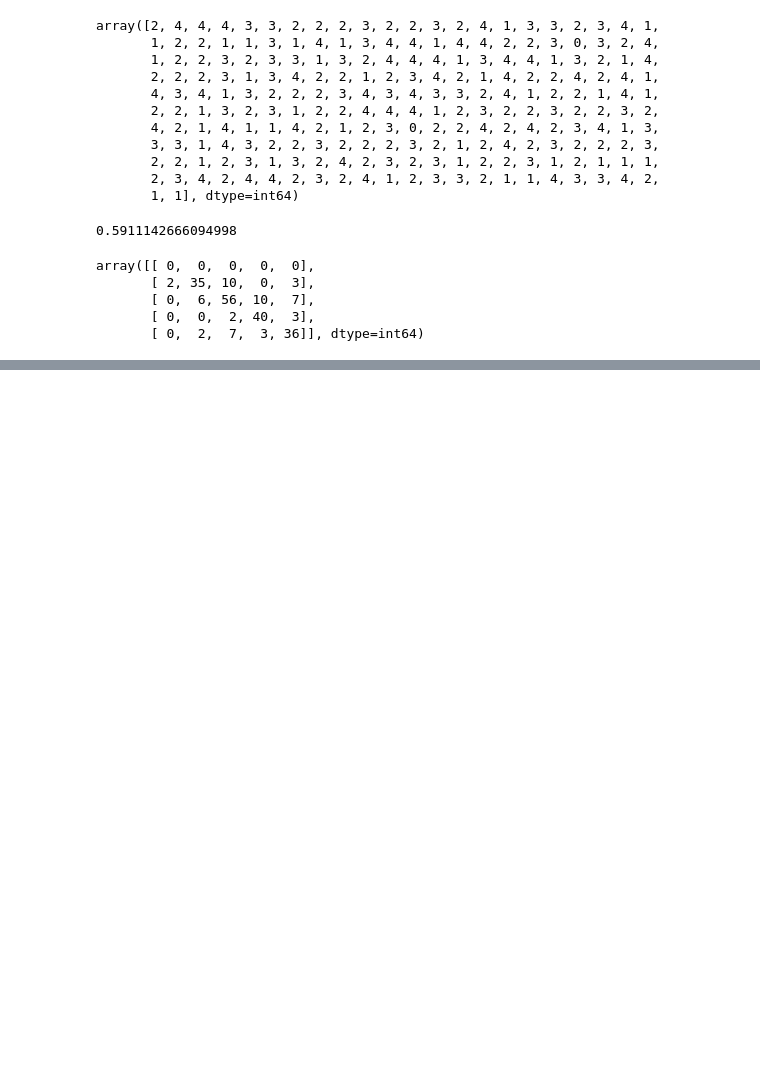
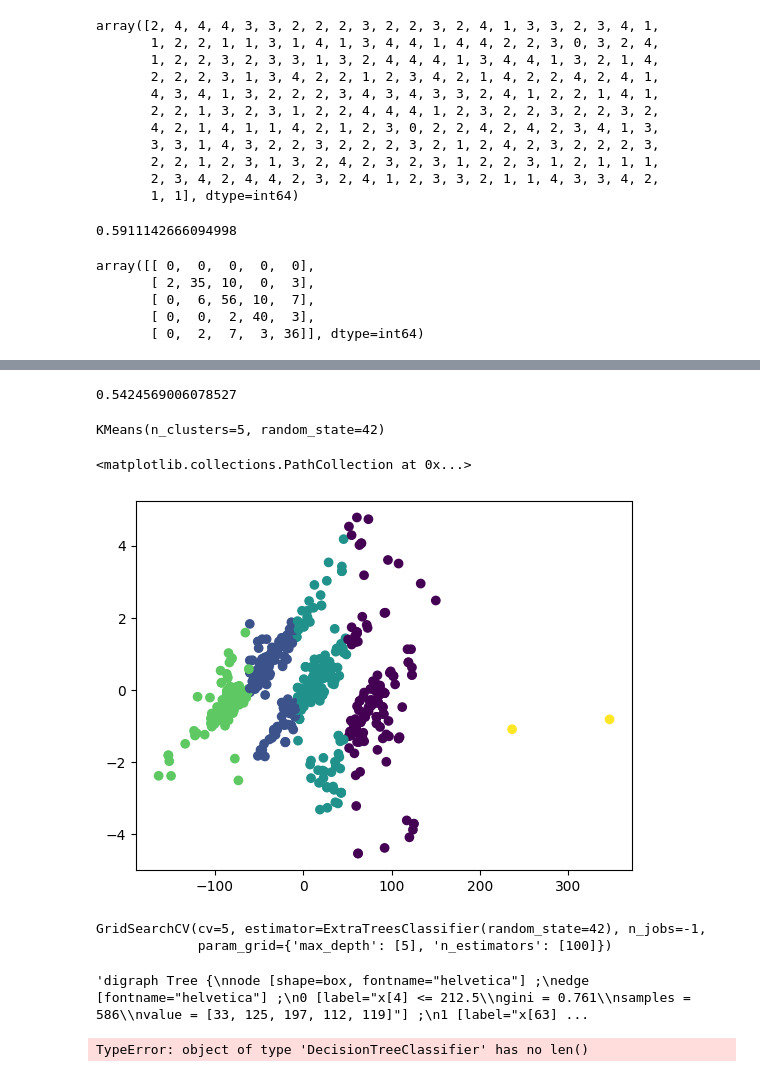
Before and after one commit to Kraslo/APAU_SMOG_PREDICTION_3RDGROUP, a Jupyter notebook: codigo/predicción_andy.ipynb, the cells around one changed output, grey strips where cells are left out. Cells and saved outputs as stored; diff of their text form; code cells hidden in the pictures; blank space fills up the shorter version.

```diff
--- a/codigo/predicción_andy.ipynb
+++ b/codigo/predicción_andy.ipynb
@@ -1066,0 +1498,4 @@ array([[ 0,  0,  0,  0,  0],
+# %%
+train = train.drop(['Make'], axis=1)
+# %%
+stack.fit(train, smog)
@@ -1066,0 +1532,2 @@ array([[ 0,  0,  0,  0,  0],
+# %%
+rf.fit(train, smog)
@@ -1066,0 +1552,36 @@ array([[ 0,  0,  0,  0,  0],
+# %%
+y_pred = bagging.predict(test_final)
+
+f1_score(smog_1, y_pred, average='macro')
+# %% [output]
+0.5424569006078527
+# %%
+#aprendizaje no supervisado
+from sklearn.cluster import KMeans
+
+kmeans = KMeans(n_clusters=5, random_state=42)
+
+train_dummies = pd.get_dummies(train)
+
+kmeans.fit(train_dummies)
+plt.scatter()
+# %% [output]
+KMeans(n_clusters=5, random_state=42)
+# %%
+#visualizar si los clusters estan bien hechos
+from sklearn.decomposition import PCA
+
+pca = PCA(n_components=2)
+
+pca.fit(train_dummies)
+
+pca.transform(train_dummies)
+
+#visualizar los clusters
+import matplotlib.pyplot as plt
+plt.scatter(pca.transform(train_dummies)[:,0], pca.transform(train_dummies)[:,1], c=kmeans.predict(train_dummies))
+
+#ver si los clusters estan bien hechos
+# %% [output]
+<matplotlib.collections.PathCollection at 0x...>
+[figure, added]
@@ -1066,0 +1591,30 @@ array([[ 0,  0,  0,  0,  0],
+# %%
+rf = ExtraTreesClassifier(n_estimators=100, random_state=42)
+#'ExtraTreesClassifier' object has no attribute 'named_steps', modelos que tengan named_steps son: pipeline, gridsearchcv, randomsearchcv, columntransformer, pipel
+gd_rf = GridSearchCV(rf, {"n_estimators": [100],"max_depth": [5]}, cv=5, n_jobs=-1)
+gd_rf.fit(train_dummies, smog)
+# %% [output]
+GridSearchCV(cv=5, estimator=ExtraTreesClassifier(random_state=42), n_jobs=-1,
+             param_grid={'max_depth': [5], 'n_estimators': [100]})
+# %%
+#sklearn.tree.export_graphviz
+from sklearn.tree import export_graphviz
+from sklearn import tree
+
+rf = tree.DecisionTreeClassifier()
+dot_data = rf.fit(train_dummies, smog)
+from IPython.display import display
+display(tree.export_graphviz(model))
+
+#pydotplus
+import pydotplus#pip install pydotplus
+
+
+# Draw graph
+graph = pydotplus.graph_from_dot_data(dot_data)
+
+# Show graph
+Image(graph.create_png())
+# %% [output]
+'digraph Tree {\nnode [shape=box, fontname="helvetica"] ;\nedge [fontname="helvetica"] ;\n0 [label="x[4] <= 212.5\\ngini = 0.761\\nsamples = 586\\nvalue = [33, 125, 197, 112, 119]"] ;\n1 [label="x[63] ...
+TypeError: object of type 'DecisionTreeClassifier' has no len()
```
Also changed, not shown: parts of 106 cells of this notebook, 14 other files.
